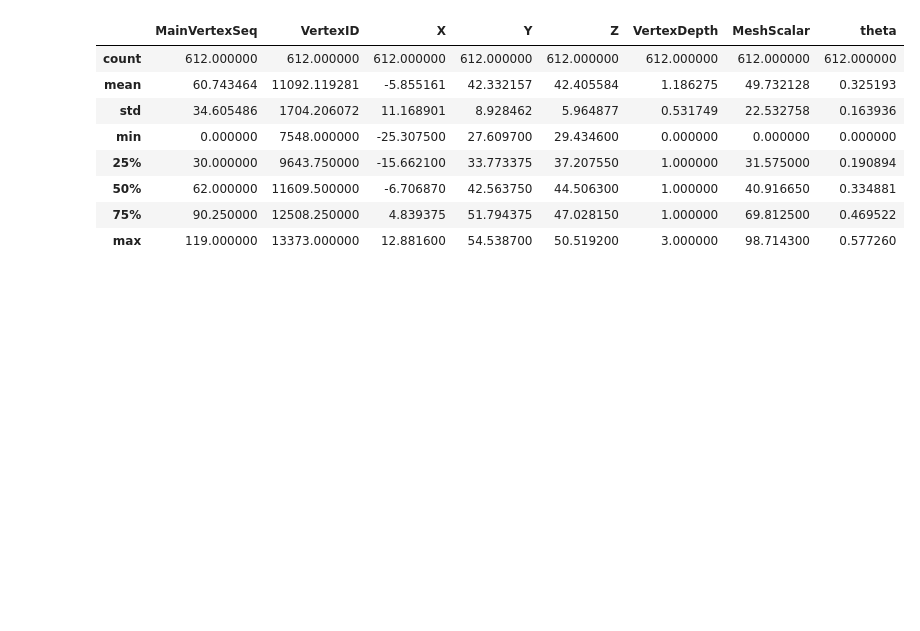
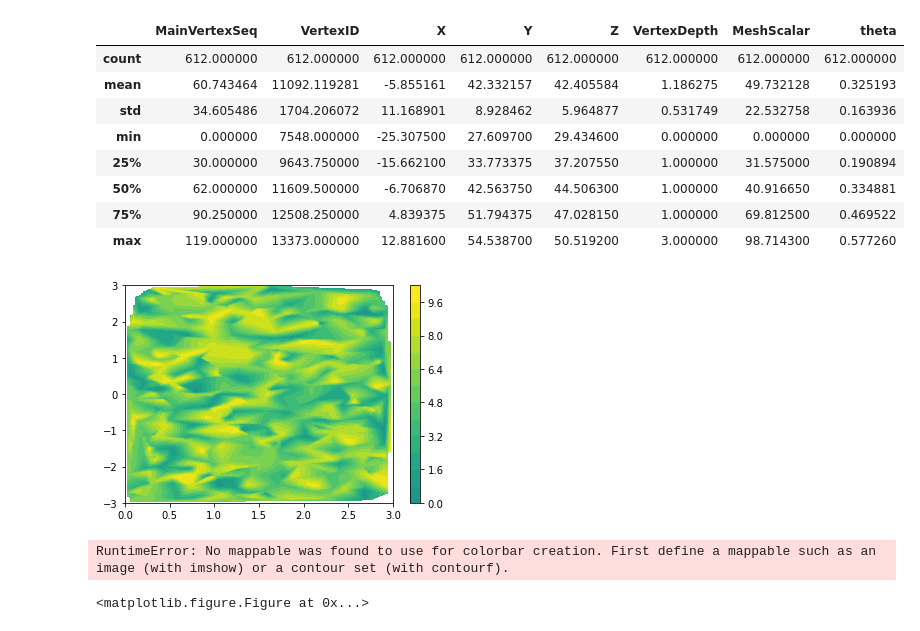
Before and after one commit to drkarim/lassy, a Jupyter notebook: python_scripts/encirclement_analyser.ipynb, the cells around one changed output. Drawn from its saved outputs; the diff is of its cells as text; code cells hidden in the pictures; blank space fills up the shorter version.

```diff
--- a/python_scripts/encirclement_analyser.ipynb
+++ b/python_scripts/encirclement_analyser.ipynb
@@ -169,3 +178,35 @@ df_data_with_thetas_sorted_nodupes.describe()
 | 50% | 62.000000 | 11609.500000 | -6.706870 | 42.563750 | 44.506300 | 1.000000 | 40.916650 | 0.334881 |
 | 75% | 90.250000 | 12508.250000 | 4.839375 | 51.794375 | 47.028150 | 1.000000 | 69.812500 | 0.469522 |
 | max | 119.000000 | 13373.000000 | 12.881600 | 54.538700 | 50.519200 | 3.000000 | 98.714300 | 0.577260 |
+# %%
+import numpy as np
+import matplotlib.pyplot as plt
+from matplotlib.mlab import griddata
+
+# Make some points
+npoints = 500
+x = np.random.uniform(low=0, high=3, size=npoints)
+y = np.random.uniform(low=-3, high=3, size=npoints)
+z = np.random.uniform(low=0, high=10, size=npoints)
+xi = np.linspace(0, 3, 100)
+yi = np.linspace(-3, 3, 200)
+zi = griddata(x, y, z, xi, yi, interp='linear')
+#CS = plt.contour(xi, yi, zi, 15, linewidths=0.5, colors='k')
+CS = plt.contourf(xi, yi, zi, 15,
+                  vmax=abs(zi).max(), vmin=-abs(zi).max())
+# Make the plot
+plt.colorbar()
+plt.show()
+# %% [output]
+[figure, added]
+# %%
+xi = np.arange(x.min(),x.max()+1)
+yi = np.arange(y.min(),y.max()+1)
+ar = griddata(x,y,z,xi,yi, interp='linear')
+CS = plt.contourf(xi, yi, zi, 15,
+                  vmax=abs(zi).max(), vmin=-abs(zi).max())
+plt.colorbar()
+plt.show()
+# %% [output]
+RuntimeError: No mappable was found to use for colorbar creation. First define a mappable such as an image (with imshow) or a contour set (with contourf).
+<matplotlib.figure.Figure at 0x...>
```
Also changed, not shown: parts of 10 cells of this notebook.
